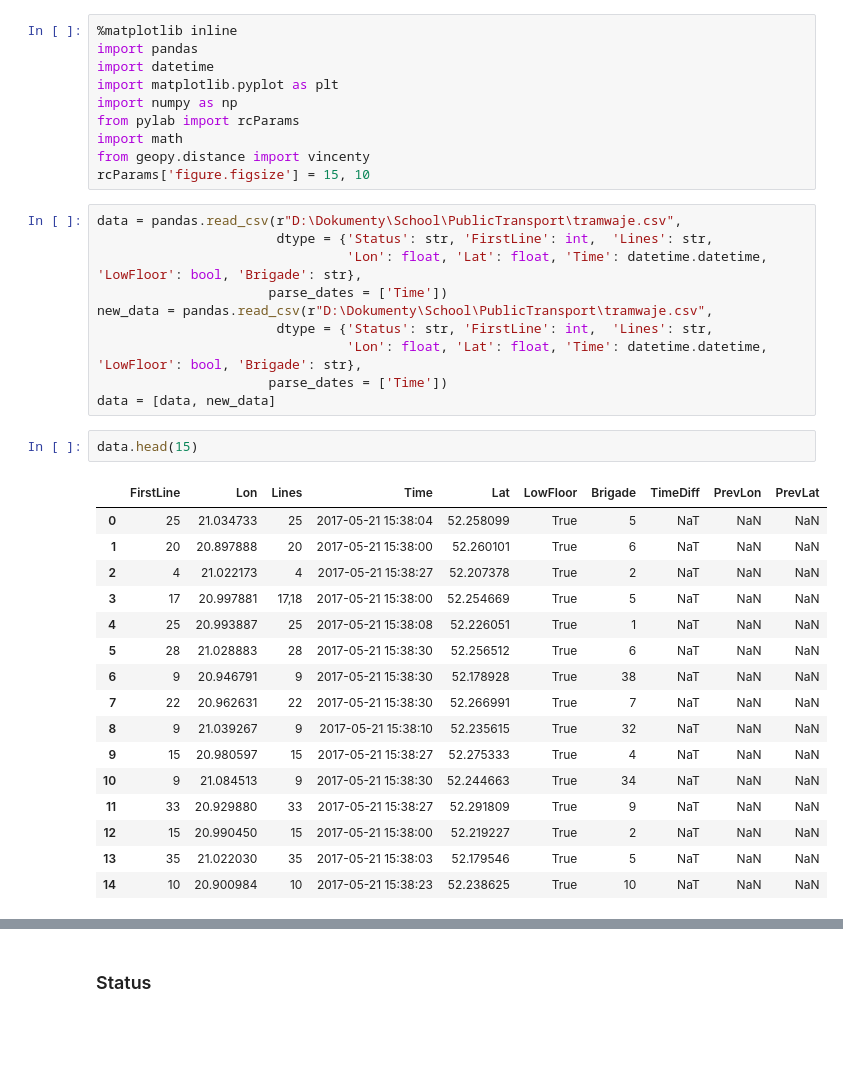
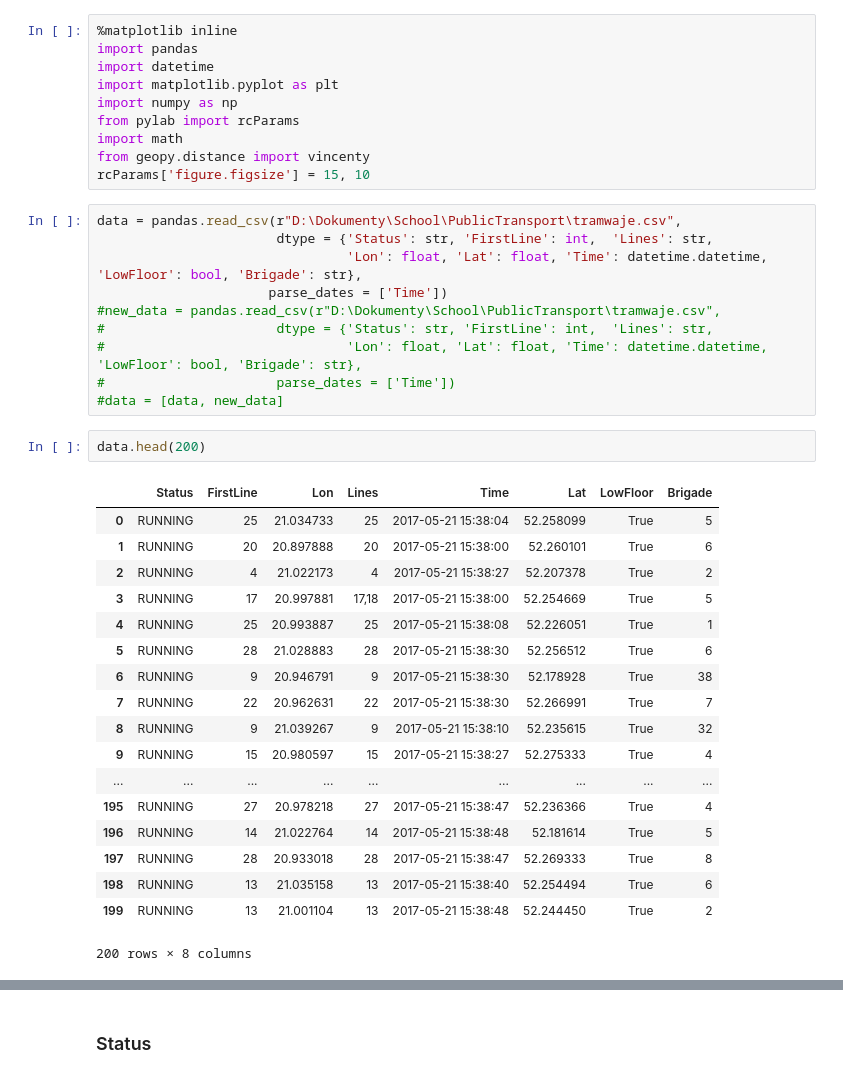
Before and after one commit to Alkuerissa/PublicTransport, a Jupyter notebook: report.ipynb, the cells around one changed output, grey strips where cells are left out. Drawn from its saved outputs; the diff is of its cells as text; blank space fills up the shorter version.

```diff
--- a/report.ipynb
+++ b/report.ipynb
@@ -13,30 +13,32 @@ data = pandas.read_csv(r"D:\Dokumenty\School\PublicTransport\tramwaje.csv",
 					   dtype = {'Status': str, 'FirstLine': int,  'Lines': str,
 								'Lon': float, 'Lat': float, 'Time': datetime.datetime, 'LowFloor': bool, 'Brigade': str},
                       parse_dates = ['Time'])
-new_data = pandas.read_csv(r"D:\Dokumenty\School\PublicTransport\tramwaje.csv",
-					   dtype = {'Status': str, 'FirstLine': int,  'Lines': str,
-								'Lon': float, 'Lat': float, 'Time': datetime.datetime, 'LowFloor': bool, 'Brigade': str},
-                      parse_dates = ['Time'])
-data = [data, new_data]
+#new_data = pandas.read_csv(r"D:\Dokumenty\School\PublicTransport\tramwaje.csv",
+#					   dtype = {'Status': str, 'FirstLine': int,  'Lines': str,
+#								'Lon': float, 'Lat': float, 'Time': datetime.datetime, 'LowFloor': bool, 'Brigade': str},
+#                      parse_dates = ['Time'])
+#data = [data, new_data]
 # %%
-data.head(15)
+data.head(200)
 # %% [output]
-|  | FirstLine | Lon | Lines | Time | Lat | LowFloor | Brigade | TimeDiff | PrevLon | PrevLat |
-| 0 | 25 | 21.034733 | 25 | 2017-05-21 15:38:04 | 52.258099 | True | 5 | NaT | NaN | NaN |
-| 1 | 20 | 20.897888 | 20 | 2017-05-21 15:38:00 | 52.260101 | True | 6 | NaT | NaN | NaN |
-| 2 | 4 | 21.022173 | 4 | 2017-05-21 15:38:27 | 52.207378 | True | 2 | NaT | NaN | NaN |
-| 3 | 17 | 20.997881 | 17,18 | 2017-05-21 15:38:00 | 52.254669 | True | 5 | NaT | NaN | NaN |
-| 4 | 25 | 20.993887 | 25 | 2017-05-21 15:38:08 | 52.226051 | True | 1 | NaT | NaN | NaN |
-| 5 | 28 | 21.028883 | 28 | 2017-05-21 15:38:30 | 52.256512 | True | 6 | NaT | NaN | NaN |
-| 6 | 9 | 20.946791 | 9 | 2017-05-21 15:38:30 | 52.178928 | True | 38 | NaT | NaN | NaN |
-| 7 | 22 | 20.962631 | 22 | 2017-05-21 15:38:30 | 52.266991 | True | 7 | NaT | NaN | NaN |
-| 8 | 9 | 21.039267 | 9 | 2017-05-21 15:38:10 | 52.235615 | True | 32 | NaT | NaN | NaN |
-| 9 | 15 | 20.980597 | 15 | 2017-05-21 15:38:27 | 52.275333 | True | 4 | NaT | NaN | NaN |
-| 10 | 9 | 21.084513 | 9 | 2017-05-21 15:38:30 | 52.244663 | True | 34 | NaT | NaN | NaN |
-| 11 | 33 | 20.929880 | 33 | 2017-05-21 15:38:27 | 52.291809 | True | 9 | NaT | NaN | NaN |
-| 12 | 15 | 20.990450 | 15 | 2017-05-21 15:38:00 | 52.219227 | True | 2 | NaT | NaN | NaN |
-| 13 | 35 | 21.022030 | 35 | 2017-05-21 15:38:03 | 52.179546 | True | 5 | NaT | NaN | NaN |
-| 14 | 10 | 20.900984 | 10 | 2017-05-21 15:38:23 | 52.238625 | True | 10 | NaT | NaN | NaN |
+|  | Status | FirstLine | Lon | Lines | Time | Lat | LowFloor | Brigade |
+| 0 | RUNNING | 25 | 21.034733 | 25 | 2017-05-21 15:38:04 | 52.258099 | True | 5 |
+| 1 | RUNNING | 20 | 20.897888 | 20 | 2017-05-21 15:38:00 | 52.260101 | True | 6 |
+| 2 | RUNNING | 4 | 21.022173 | 4 | 2017-05-21 15:38:27 | 52.207378 | True | 2 |
+| 3 | RUNNING | 17 | 20.997881 | 17,18 | 2017-05-21 15:38:00 | 52.254669 | True | 5 |
+| 4 | RUNNING | 25 | 20.993887 | 25 | 2017-05-21 15:38:08 | 52.226051 | True | 1 |
+| 5 | RUNNING | 28 | 21.028883 | 28 | 2017-05-21 15:38:30 | 52.256512 | True | 6 |
+| 6 | RUNNING | 9 | 20.946791 | 9 | 2017-05-21 15:38:30 | 52.178928 | True | 38 |
+| 7 | RUNNING | 22 | 20.962631 | 22 | 2017-05-21 15:38:30 | 52.266991 | True | 7 |
+| 8 | RUNNING | 9 | 21.039267 | 9 | 2017-05-21 15:38:10 | 52.235615 | True | 32 |
+| 9 | RUNNING | 15 | 20.980597 | 15 | 2017-05-21 15:38:27 | 52.275333 | True | 4 |
+| ... | ... | ... | ... | ... | ... | ... | ... | ... |
+| 195 | RUNNING | 27 | 20.978218 | 27 | 2017-05-21 15:38:47 | 52.236366 | True | 4 |
+| 196 | RUNNING | 14 | 21.022764 | 14 | 2017-05-21 15:38:48 | 52.181614 | True | 5 |
+| 197 | RUNNING | 28 | 20.933018 | 28 | 2017-05-21 15:38:47 | 52.269333 | True | 8 |
+| 198 | RUNNING | 13 | 21.035158 | 13 | 2017-05-21 15:38:40 | 52.254494 | True | 6 |
+| 199 | RUNNING | 13 | 21.001104 | 13 | 2017-05-21 15:38:48 | 52.244450 | True | 2 |
+200 rows × 8 columns
 # %%
 data.tail(15)
 # %% [output]
```
Also changed, not shown: parts of 18 cells of this notebook.
